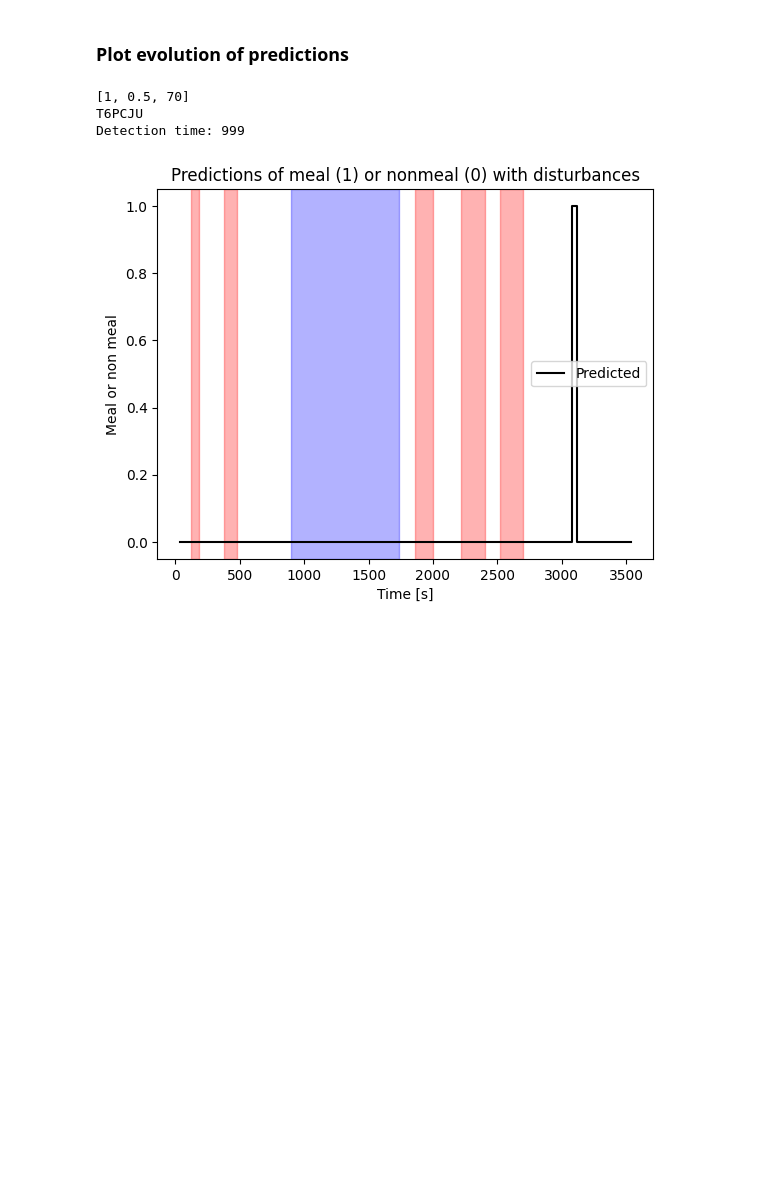
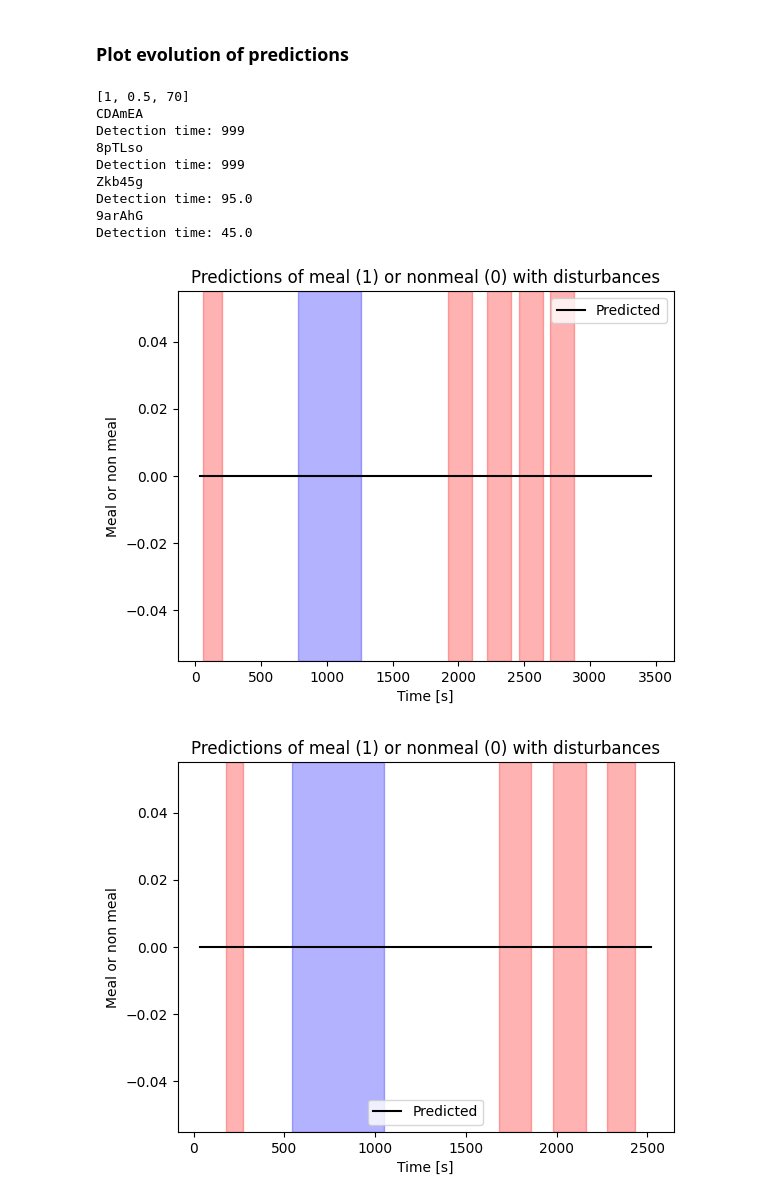
Before and after one commit to Majager/master_ML, a Jupyter notebook: Results/Analyze_results.ipynb, the cells around one changed output. Drawn from its saved outputs; the diff is of its cells as text; code cells hidden in the pictures; blank space fills up the shorter version.

```diff
--- a/Results/Analyze_results.ipynb
+++ b/Results/Analyze_results.ipynb
@@ -241,14 +241,21 @@ def find_evolution_parameters(folder_path):
         disturbances = find_disturbances(ids[subject_idx])
         plot_evolution(true[subject_idx],predictions[subject_idx],disturbances,subsequence_length)
 # %%
-folder_path = "hmm_validation\\data\\20250221_095918"
+folder_path = "hmm_validation\\data\\20250221_144403"
 #folder_path = "hmm_test\\data\\20250220_105740"
 #folder_path = "lda_validation\\data\\20250220_110250"
 #folder_path = "lda_test\\data\\20250220_110430"
 #folder_path = "rnn_test\\data\\20250220_110017"
 find_evolution_parameters(folder_path)
 # %% [output]
 [1, 0.5, 70]
-T6PCJU
+CDAmEA
 Detection time: 999
+8pTLso
+Detection time: 999
+Zkb45g
+Detection time: 95.0
+9arAhG
+Detection time: 45.0
-[figure, old version]
+[figure, new version]
+[figure, added]
```
Also changed, not shown: parts of 1 cell of this notebook, 2 other files.
